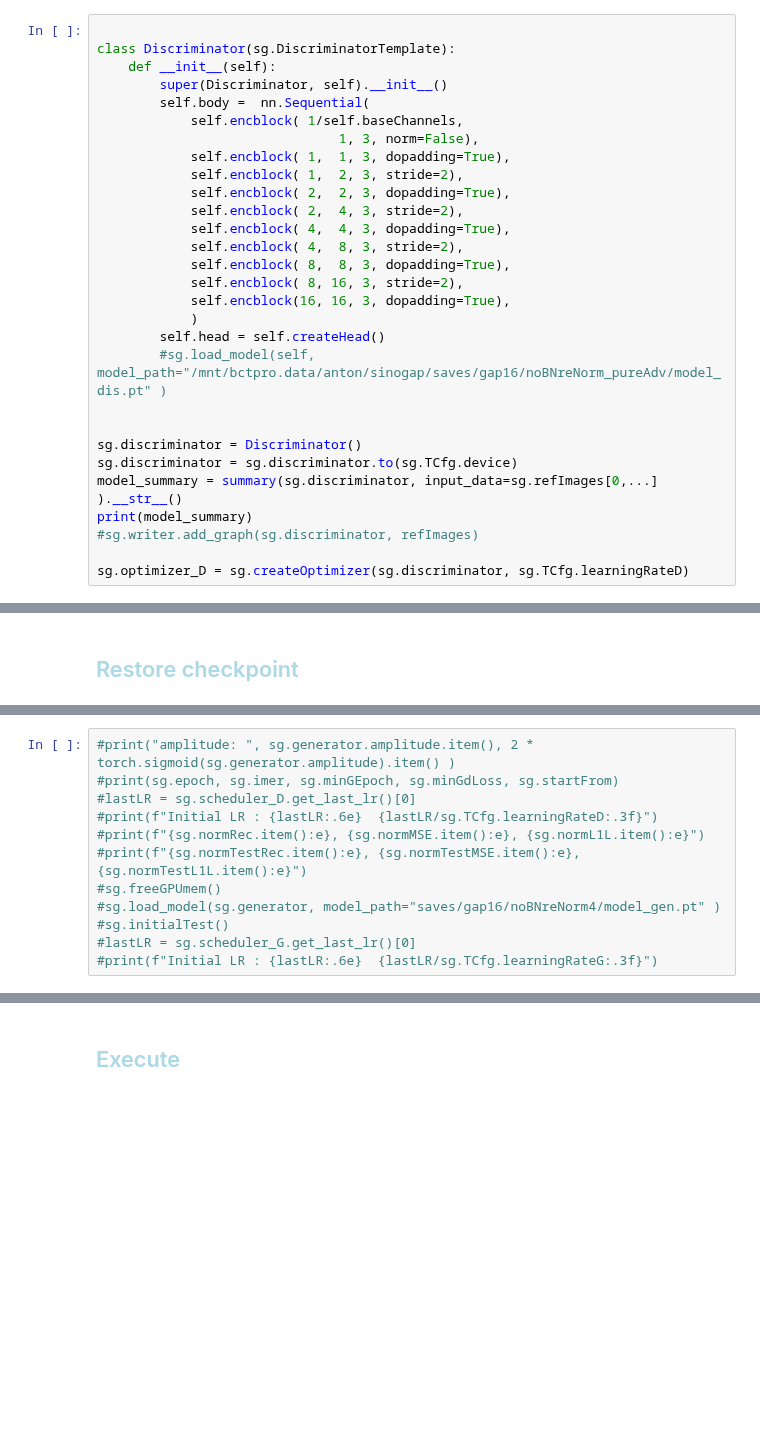
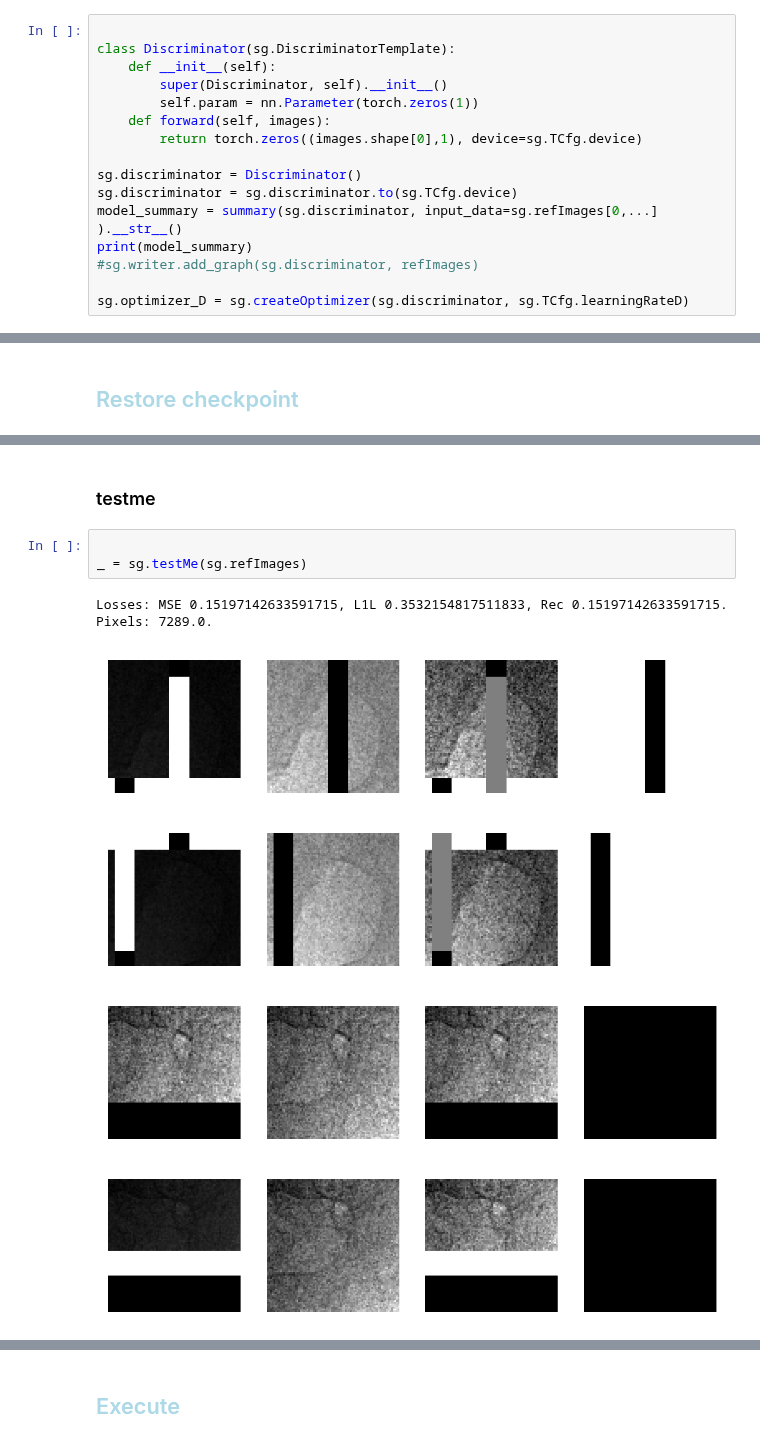
Before and after one commit to antonmx/shiftpatch, a Jupyter notebook: shiftpatch_dj0.ipynb, the cells around one changed output, grey strips where cells are left out. Drawn from its saved outputs; the diff is of its cells as text; blank space fills up the shorter version.

```diff
--- a/shiftpatch_dj0.ipynb
+++ b/shiftpatch_dj0.ipynb
@@ -129,22 +111,9 @@ Estimated Total Size (MB): 970.86
 class Discriminator(sg.DiscriminatorTemplate):
     def __init__(self):
         super(Discriminator, self).__init__()
-        self.body =  nn.Sequential(
-            self.encblock( 1/self.baseChannels,
-                               1, 3, norm=False),
-            self.encblock( 1,  1, 3, dopadding=True),
-            self.encblock( 1,  2, 3, stride=2),
-            self.encblock( 2,  2, 3, dopadding=True),
-            self.encblock( 2,  4, 3, stride=2),
-            self.encblock( 4,  4, 3, dopadding=True),
-            self.encblock( 4,  8, 3, stride=2),
-            self.encblock( 8,  8, 3, dopadding=True),
-            self.encblock( 8, 16, 3, stride=2),
-            self.encblock(16, 16, 3, dopadding=True),
-            )
-        self.head = self.createHead()
-        #sg.load_model(self, model_path="/mnt/bctpro.data/anton/sinogap/saves/gap16/noBNreNorm_pureAdv/model_dis.pt" )
-
+        self.param = nn.Parameter(torch.zeros(1))
+    def forward(self, images):
+        return torch.zeros((images.shape[0],1), device=sg.TCfg.device)
 
 sg.discriminator = Discriminator()
 sg.discriminator = sg.discriminator.to(sg.TCfg.device)
@@ -171,12 +155,11 @@ sg.initialTest()
-# %%
-#print("amplitude: ", sg.generator.amplitude.item(), 2 * torch.sigmoid(sg.generator.amplitude).item() )
-#print(sg.epoch, sg.imer, sg.minGEpoch, sg.minGdLoss, sg.startFrom)
-#lastLR = sg.scheduler_D.get_last_lr()[0]
-#print(f"Initial LR : {lastLR:.6e}  {lastLR/sg.TCfg.learningRateD:.3f}")
-#print(f"{sg.normRec.item():e}, {sg.normMSE.item():e}, {sg.normL1L.item():e}")
-#print(f"{sg.normTestRec.item():e}, {sg.normTestMSE.item():e}, {sg.normTestL1L.item():e}")
-#sg.freeGPUmem()
-#sg.load_model(sg.generator, model_path="saves/gap16/noBNreNorm4/model_gen.pt" )
-#sg.initialTest()
-#lastLR = sg.scheduler_G.get_last_lr()[0]
-#print(f"Initial LR : {lastLR:.6e}  {lastLR/sg.TCfg.learningRateG:.3f}")
+# %% [markdown]
+### testme
+# %%
+
+_ = sg.testMe(sg.refImages)
+# %% [output]
+Losses: MSE 0.15197142633591715, L1L 0.3532154817511833, Rec 0.15197142633591715. Pixels: 7289.0.
+[figure, added]
+[figure, added]
+[figure, added]
+[figure, added]
```
Also changed, not shown: parts of 7 cells of this notebook, 1 other file.
